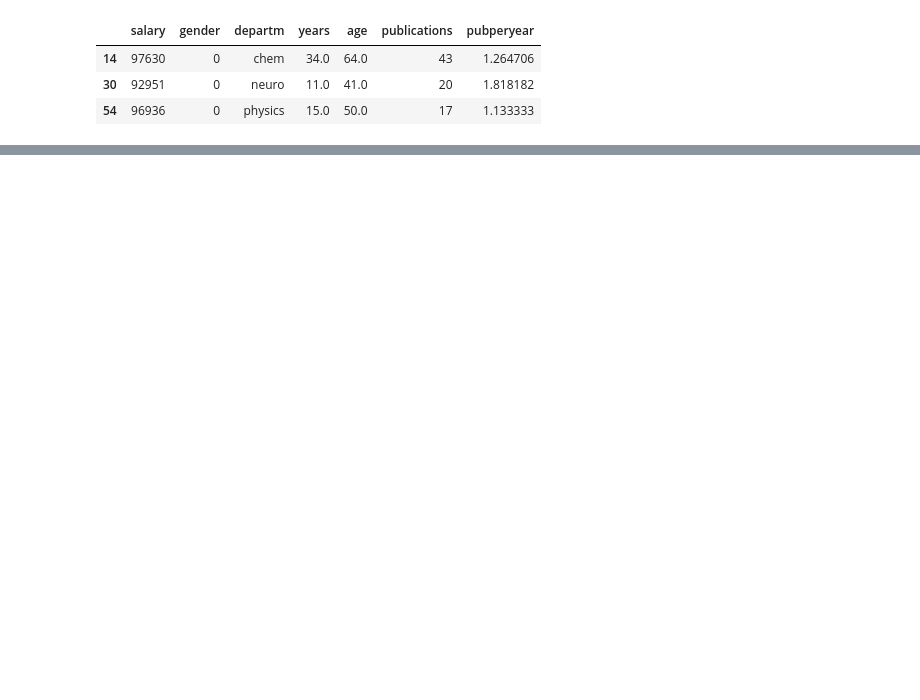
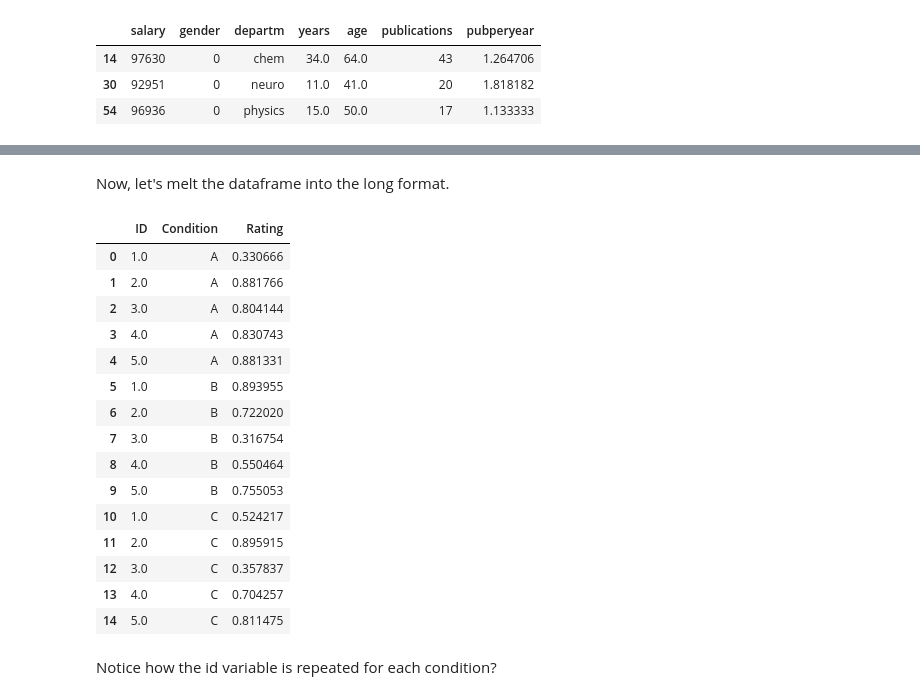
Before and after one commit to ljchang/dartbrains, a Jupyter notebook: content/features/notebooks/2_Introduction_to_Pandas.ipynb, the cells around one changed output, grey strips where cells are left out. Saved outputs shown, nothing was run; the diff lists cells and outputs as text; code cells hidden in the pictures; blank space fills up the shorter version.

```diff
--- a/content/features/notebooks/2_Introduction_to_Pandas.ipynb
+++ b/content/features/notebooks/2_Introduction_to_Pandas.ipynb
@@ -608,0 +697,3 @@ Add your name as the main title of the plot.
+# %%
+data = pd.DataFrame(np.vstack([np.arange(1,6), np.random.random((3, 5))]).T, columns=['ID','A', 'B', 'C'])
+data
@@ -608,0 +707,24 @@ Add your name as the main title of the plot.
+# %% [markdown]
+Now, let's melt the dataframe into the long format.
+# %%
+df_long = pd.melt(data,id_vars='ID', value_vars=['A', 'B', 'C'], var_name='Condition', value_name='Rating')
+df_long
+# %% [output]
+|  | ID | Condition | Rating |
+| 0 | 1.0 | A | 0.330666 |
+| 1 | 2.0 | A | 0.881766 |
+| 2 | 3.0 | A | 0.804144 |
+| 3 | 4.0 | A | 0.830743 |
+| 4 | 5.0 | A | 0.881331 |
+| 5 | 1.0 | B | 0.893955 |
+| 6 | 2.0 | B | 0.722020 |
+| 7 | 3.0 | B | 0.316754 |
+| 8 | 4.0 | B | 0.550464 |
+| 9 | 5.0 | B | 0.755053 |
+| 10 | 1.0 | C | 0.524217 |
+| 11 | 2.0 | C | 0.895915 |
+| 12 | 3.0 | C | 0.357837 |
+| 13 | 4.0 | C | 0.704257 |
+| 14 | 5.0 | C | 0.811475 |
+# %% [markdown]
+Notice how the id variable is repeated for each condition?
```
Also changed, not shown: parts of 103 cells of this notebook, 11 other files.
